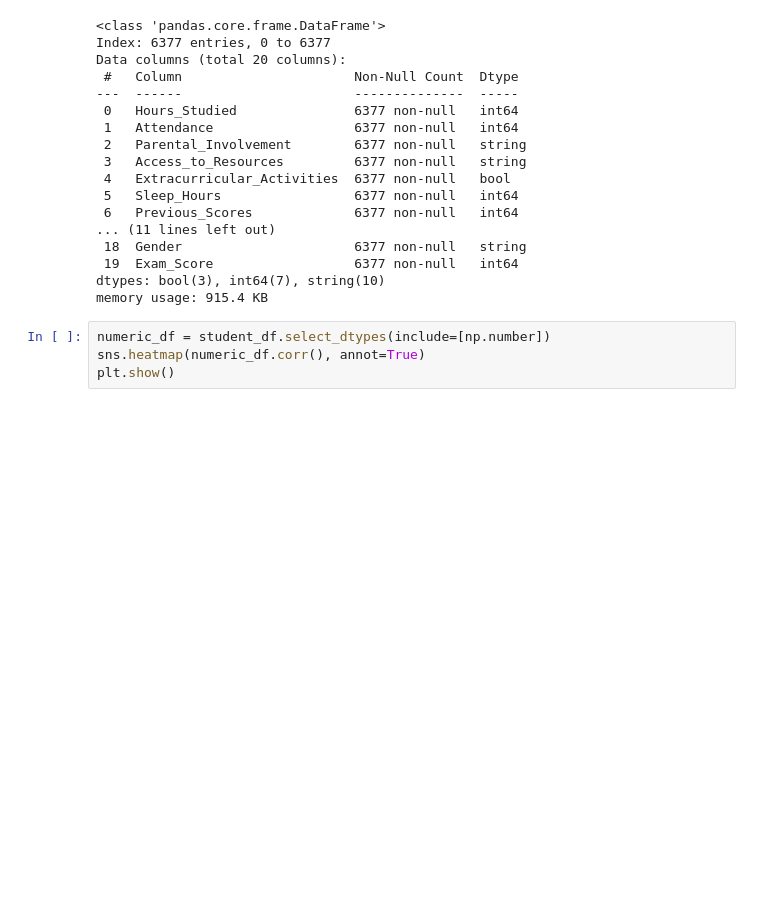
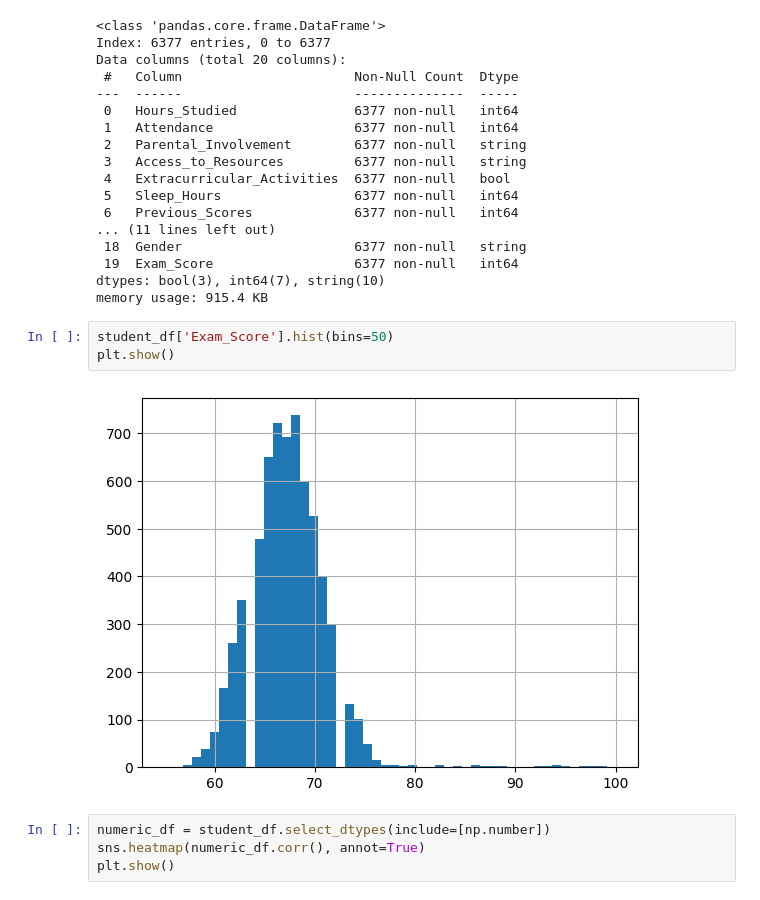
Before and after one commit to BertoniEliana/students_performance_factors, a Jupyter notebook: student_performance_factors.ipynb, the cells around one changed output. Cells and saved outputs as stored; diff of their text form; blank space fills up the shorter version.

```diff
--- a/student_performance_factors.ipynb
+++ b/student_performance_factors.ipynb
@@ -191,6 +193,11 @@ Data columns (total 20 columns):
  19  Exam_Score                  6377 non-null   int64
 dtypes: bool(3), int64(7), string(10)
 memory usage: 915.4 KB
+# %%
+student_df['Exam_Score'].hist(bins=50)
+plt.show()
+# %% [output]
+[figure, added]
 # %%
 numeric_df = student_df.select_dtypes(include=[np.number])
 sns.heatmap(numeric_df.corr(), annot=True)
```
Also changed, not shown: parts of 25 cells of this notebook.
